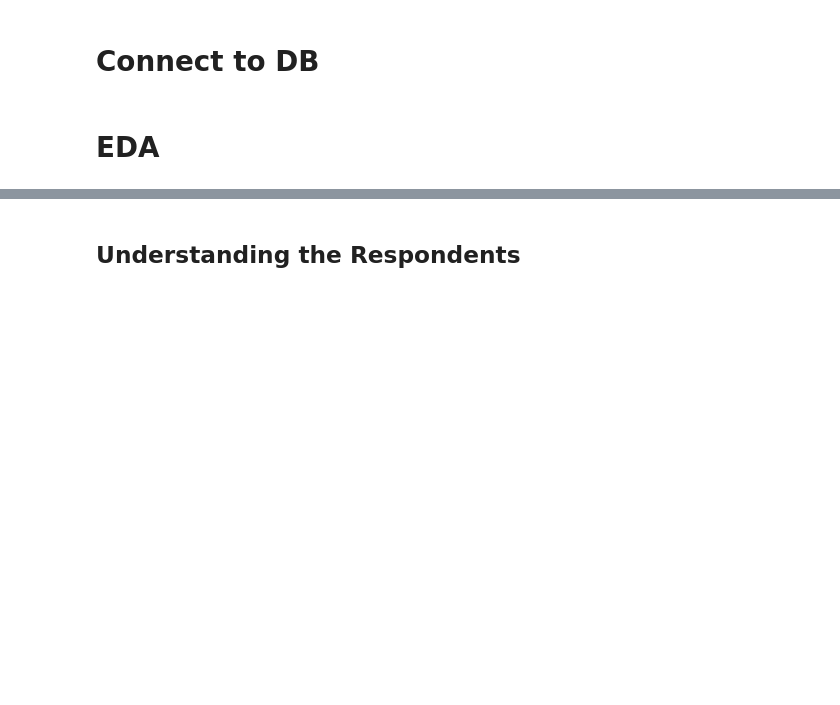
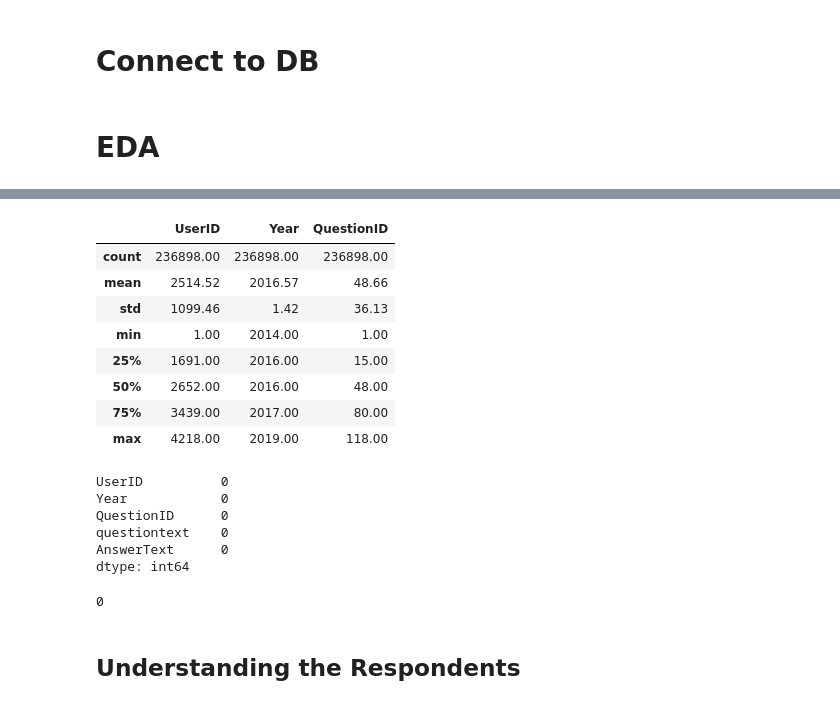
Before and after one commit to TomasValeika/mental-health, a Jupyter notebook: main_duck.ipynb, the cells around one changed output, grey strips where cells are left out. Drawn from its saved outputs; the diff is of its cells as text; code cells hidden in the pictures; blank space fills up the shorter version.

```diff
--- a/main_duck.ipynb
+++ b/main_duck.ipynb
@@ -37,3 +63,28 @@ df = pd.read_sql(
+# %%
+df.describe().round(2)
+# %% [output]
+|  | UserID | Year | QuestionID |
+| count | 236898.00 | 236898.00 | 236898.00 |
+| mean | 2514.52 | 2016.57 | 48.66 |
+| std | 1099.46 | 1.42 | 36.13 |
+| min | 1.00 | 2014.00 | 1.00 |
+| 25% | 1691.00 | 2016.00 | 15.00 |
+| 50% | 2652.00 | 2016.00 | 48.00 |
+| 75% | 3439.00 | 2017.00 | 80.00 |
+| max | 4218.00 | 2019.00 | 118.00 |
+# %%
+df.isna().sum()
+# %% [output]
+UserID          0
+Year            0
+QuestionID      0
+questiontext    0
+AnswerText      0
+dtype: int64
+# %%
+df.duplicated().sum()
+# %% [output]
+0
 # %% [markdown]
 ## **Understanding the Respondents**
 # %% [markdown]
```
Also changed, not shown: parts of 85 cells of this notebook, 3 other files.
